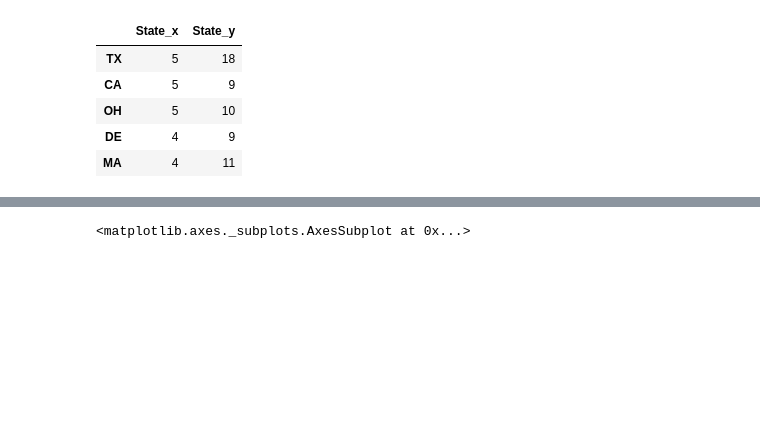
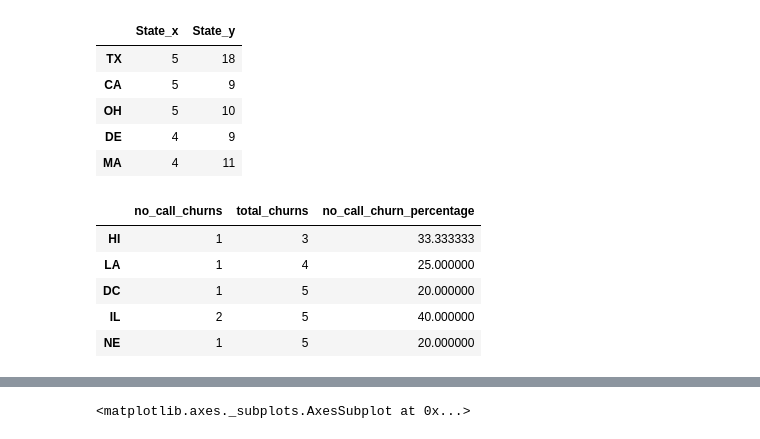
Before and after one commit to Ashvin-Vargez/Telecom-Churn-Analysis-EDA-Project-, a Jupyter notebook: eda_Telecom_Churn_Analysis_Capstone_Project.ipynb, the cells around one changed output, grey strips where cells are left out. Drawn from its saved outputs; the diff is of its cells as text; code cells hidden in the pictures; blank space fills up the shorter version.

```diff
--- a/eda_Telecom_Churn_Analysis_Capstone_Project.ipynb
+++ b/eda_Telecom_Churn_Analysis_Capstone_Project.ipynb
@@ -433,5 +433,14 @@ no_call_churn_percent.rename(columns = {'State_x':'no_call_churns', 'State_y':'t
 no_call_churn_percent['no_call_churn_percentage'] = ( no_call_churn_percent['no_call_churns'] / no_call_churn_percent['total_churns'] ) * 100
 # %%
 no_call_churn_percent.sort_values('total_churns',inplace = True)
+# %%
+no_call_churn_percent.head()
+# %% [output]
+|  | no_call_churns | total_churns | no_call_churn_percentage |
+| HI | 1 | 3 | 33.333333 |
+| LA | 1 | 4 | 25.000000 |
+| DC | 1 | 5 | 20.000000 |
+| IL | 2 | 5 | 40.000000 |
+| NE | 1 | 5 | 20.000000 |
 # %%
 # no_call_churn_percent['percent'] = no_call_churn_percent.apply( lambda x : ( x['no_call_churns'] / x['total_churns'] ) * 100 )
```
Also changed, not shown: parts of 10 cells of this notebook.
